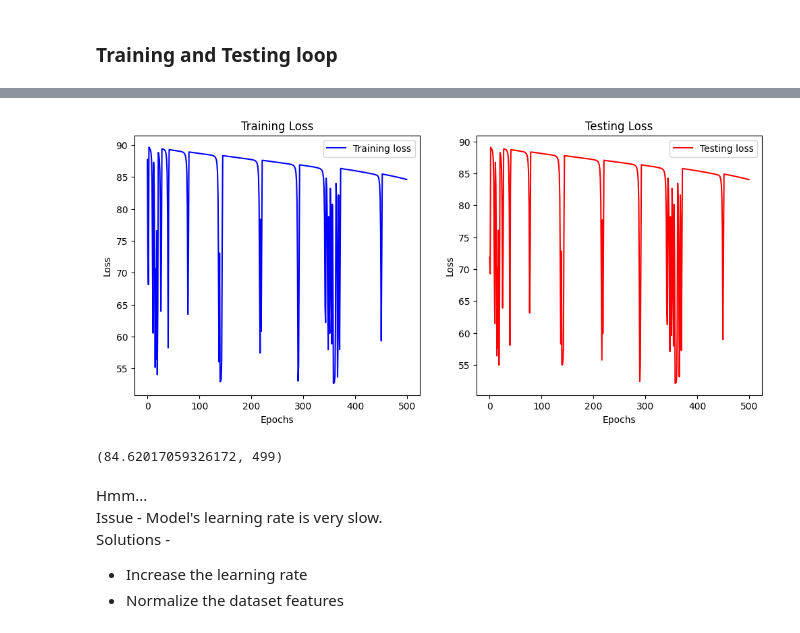
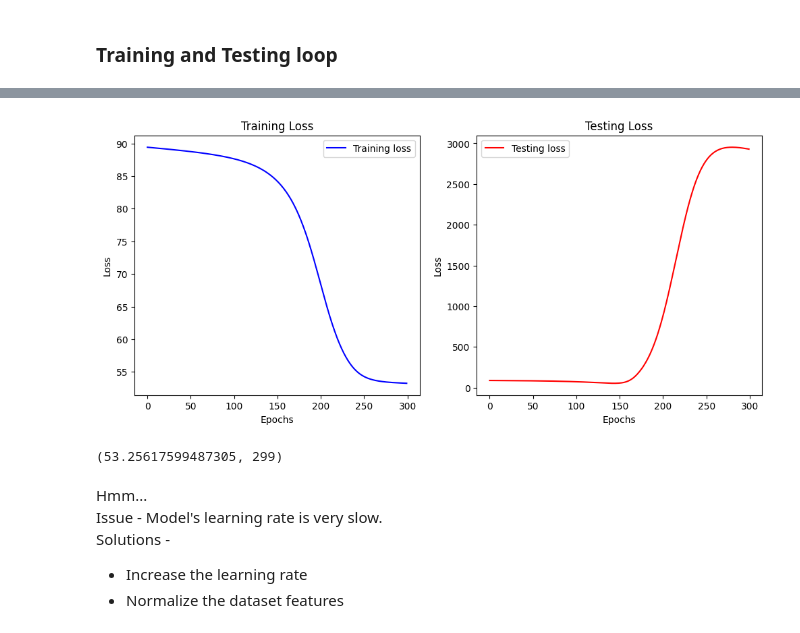
Before and after one commit to Game-Coder-94/PyTorch-Learning, a Jupyter notebook: pytorch_calories_burned_prediction.ipynb, the cells around one changed output, grey strips where cells are left out. Drawn from its saved outputs; the diff is of its cells as text; code cells hidden in the pictures.

```diff
--- a/pytorch_calories_burned_prediction.ipynb
+++ b/pytorch_calories_burned_prediction.ipynb
@@ -228,0 +231,12 @@ plot_predictions()
+# %%
+from sklearn.preprocessing import StandardScaler
+
+scaler = StandardScaler()
+
+# Normalizaed training and testing values
+X_train_scaled = scaler.fit_transform(X_train)
+X_train = torch.tensor(X_train_scaled, dtype=torch.float32)
+X_test_scaled = scaler.fit_transform(X_test)
+X_test = torch.tensor(X_test, dtype=torch.float32)
+
+print(X_train.shape, X_test.shape)
@@ -266,15 +282,12 @@ class LinearRegressionModel(nn.Module):
         # Initialize layers
         # Input layer
         self.in_layer = nn.Linear(in_features=7,
-                                  out_features=64)
+                                  out_features=8)
         # Hidden layer 1
-        self.hidden_1 = nn.Linear(in_features=64,
-                                  out_features=32)
-        # Hidden layer 2
-        self.hidden_2 = nn.Linear(in_features=32,
-                                  out_features=16)
+        self.hidden_1 = nn.Linear(in_features=8,
+                                  out_features=4)
         # Output layer
-        self.out_layer = nn.Linear(in_features=16,
+        self.out_layer = nn.Linear(in_features=4,
                                    out_features=1)
 
         # Activation function ReLU
@@ -283,7 +296,6 @@ class LinearRegressionModel(nn.Module):
     def forward(self, x):
         x = self.relu(self.in_layer(x))
         x = self.relu(self.hidden_1(x))
-        x = self.relu(self.hidden_2(x))
         x = self.out_layer(x)
         return x
 
@@ -345,7 +357,7 @@ optimizer = torch.optim.SGD(params=model.parameters(),
 # Training and Testing loop
 torch.manual_seed(42)
 
-epochs = 500
+epochs = 300
 fig, ax = plt.subplots(1, 2, figsize=(12, 5))
 
 train_loss_values = []
@@ -424,8 +436,8 @@ Epoch : 490 | Loss : 84.8034896850586 | Test-loss : 84.22032165527344
-[figure, old version]
+[figure, new version]
 # %%
 loss.item(), epoch
 # %% [output]
-(84.62017059326172, 499)
+(53.25617599487305, 299)
 # %% [markdown]
 Hmm...
 <br>
```
Also changed, not shown: parts of 4 cells of this notebook, 1 other file.
